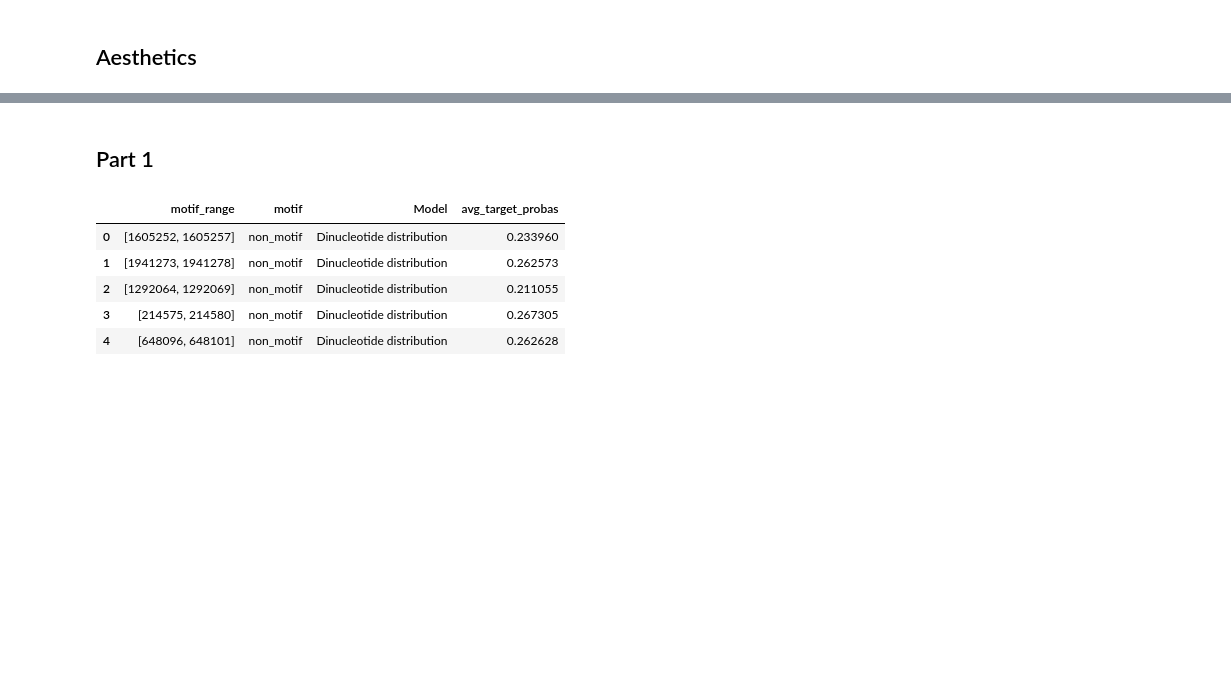
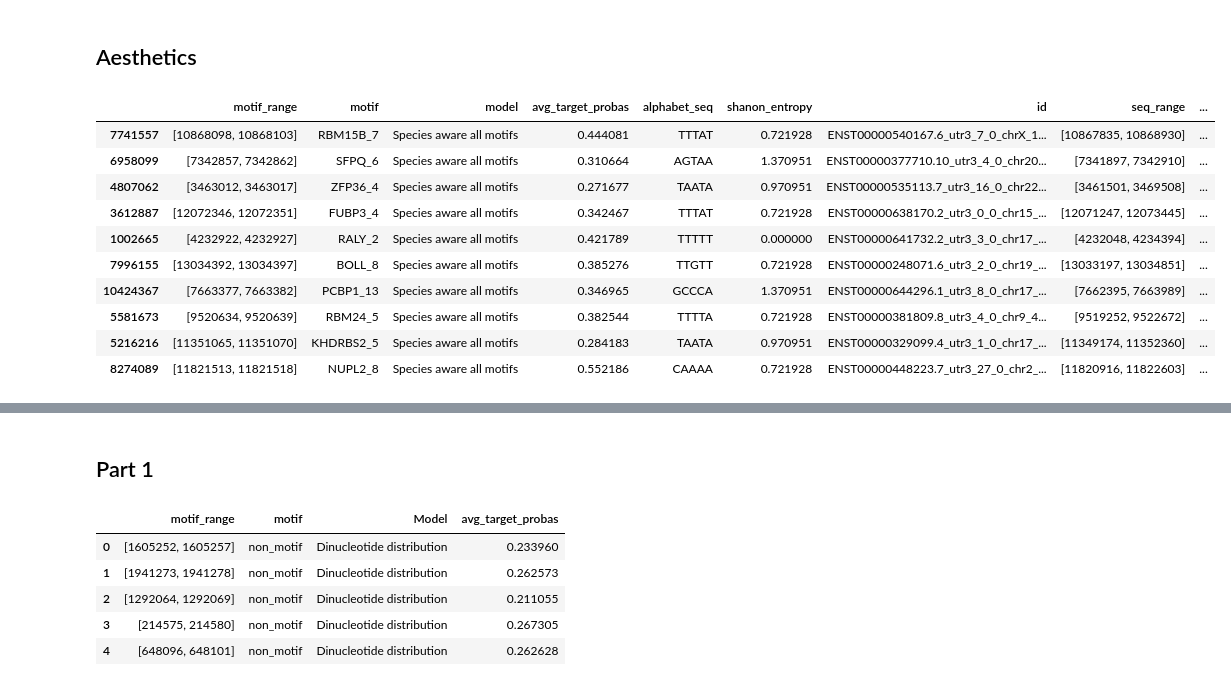
Before and after one commit to AnasShahzad1996/SpeciesAwareDNA-MLM, a Jupyter notebook: notebooks/plotting_final.ipynb, the cells around one changed output, grey strips where cells are left out. Drawn from its saved outputs; the diff is of its cells as text; code cells hidden in the pictures; blank space fills up the shorter version.

```diff
--- a/notebooks/plotting_final.ipynb
+++ b/notebooks/plotting_final.ipynb
@@ -32,2 +80,18 @@ conservation_df = pd.read_parquet("dataframes/part2_full_df_70.parquet")
 # %% [markdown]
 ## Aesthetics
+# %%
+test_df = conservation_df[conservation_df["motif"] != "non_motif"].sample(10)
+# %%
+test_df
+# %% [output]
+|  | motif_range | motif | model | avg_target_probas | alphabet_seq | shanon_entropy | id | seq_range | ... |
+| 7741557 | [10868098, 10868103] | RBM15B_7 | Species aware all motifs | 0.444081 | TTTAT | 0.721928 | ENST00000540167.6_utr3_7_0_chrX_1... | [10867835, 10868930] | ... |
+| 6958099 | [7342857, 7342862] | SFPQ_6 | Species aware all motifs | 0.310664 | AGTAA | 1.370951 | ENST00000377710.10_utr3_4_0_chr20... | [7341897, 7342910] | ... |
+| 4807062 | [3463012, 3463017] | ZFP36_4 | Species aware all motifs | 0.271677 | TAATA | 0.970951 | ENST00000535113.7_utr3_16_0_chr22... | [3461501, 3469508] | ... |
+| 3612887 | [12072346, 12072351] | FUBP3_4 | Species aware all motifs | 0.342467 | TTTAT | 0.721928 | ENST00000638170.2_utr3_0_0_chr15_... | [12071247, 12073445] | ... |
+| 1002665 | [4232922, 4232927] | RALY_2 | Species aware all motifs | 0.421789 | TTTTT | 0.000000 | ENST00000641732.2_utr3_3_0_chr17_... | [4232048, 4234394] | ... |
+| 7996155 | [13034392, 13034397] | BOLL_8 | Species aware all motifs | 0.385276 | TTGTT | 0.721928 | ENST00000248071.6_utr3_2_0_chr19_... | [13033197, 13034851] | ... |
+| 10424367 | [7663377, 7663382] | PCBP1_13 | Species aware all motifs | 0.346965 | GCCCA | 1.370951 | ENST00000644296.1_utr3_8_0_chr17_... | [7662395, 7663989] | ... |
+| 5581673 | [9520634, 9520639] | RBM24_5 | Species aware all motifs | 0.382544 | TTTTA | 0.721928 | ENST00000381809.8_utr3_4_0_chr9_4... | [9519252, 9522672] | ... |
+| 5216216 | [11351065, 11351070] | KHDRBS2_5 | Species aware all motifs | 0.284183 | TAATA | 0.970951 | ENST00000329099.4_utr3_1_0_chr17_... | [11349174, 11352360] | ... |
+| 8274089 | [11821513, 11821518] | NUPL2_8 | Species aware all motifs | 0.552186 | CAAAA | 0.721928 | ENST00000448223.7_utr3_27_0_chr2_... | [11820916, 11822603] | ... |
```
Also changed, not shown: parts of 19 cells of this notebook, 3 other files.
